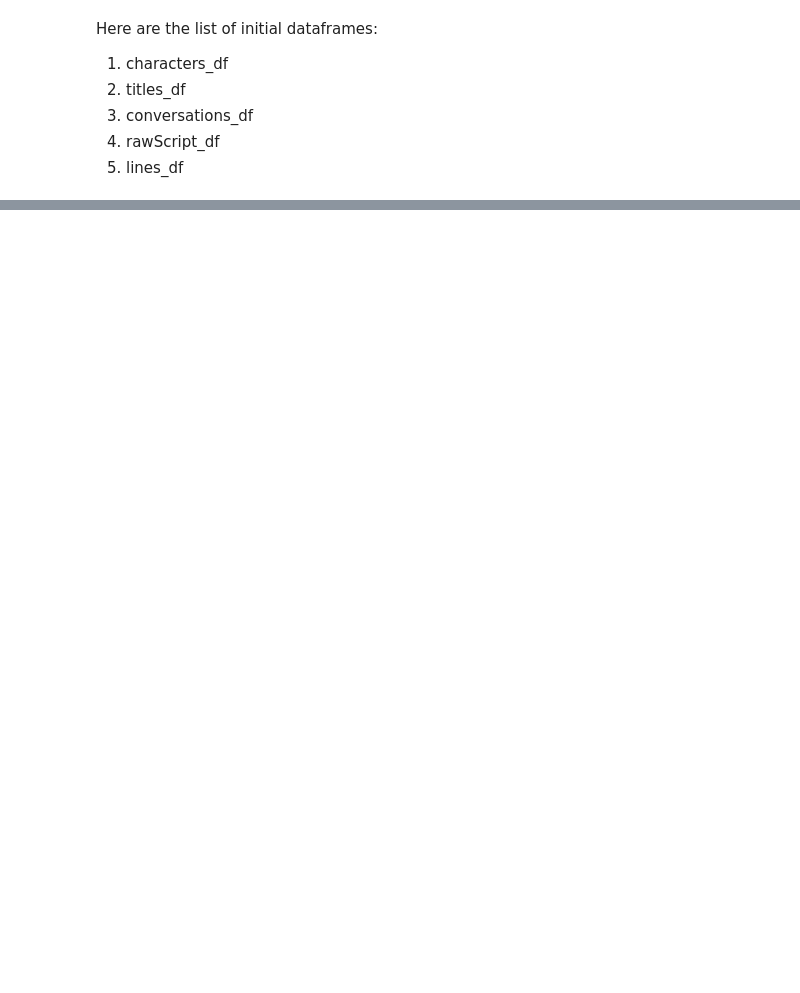
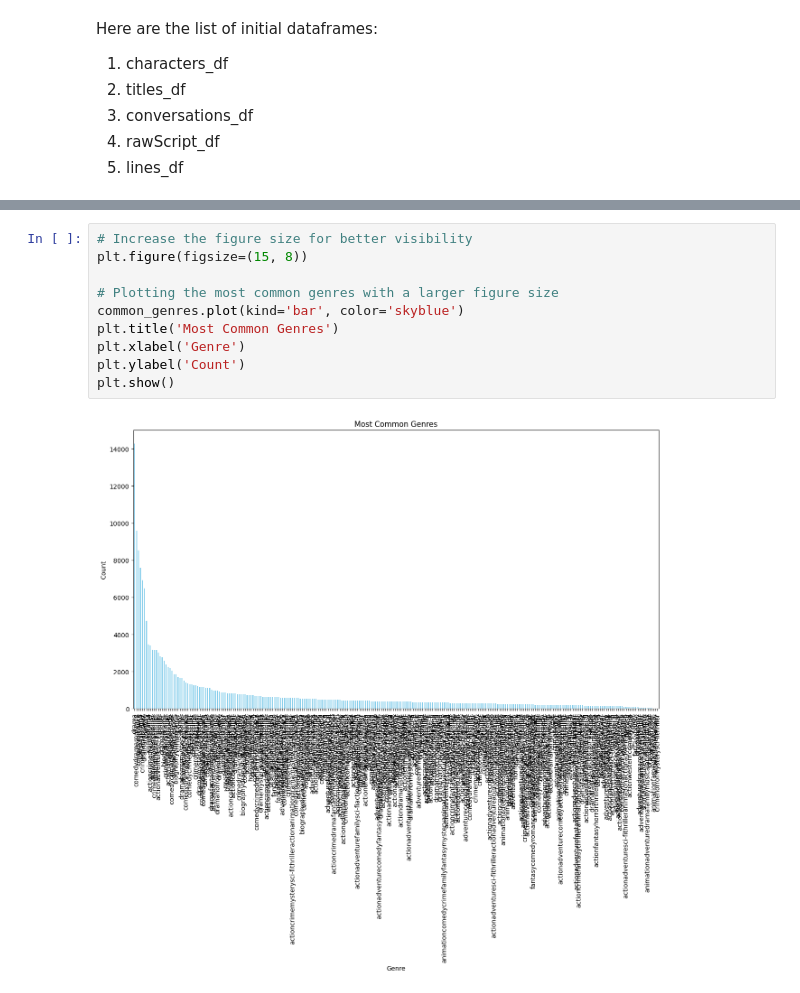
Before and after one commit to Sumitjh26997/CSS581-Final-Project, a Jupyter notebook: MLProject.ipynb, the cells around one changed output, grey strips where cells are left out. Drawn from its saved outputs; the diff is of its cells as text; blank space fills up the shorter version.

```diff
--- a/MLProject.ipynb
+++ b/MLProject.ipynb
@@ -344,0 +434,12 @@ Here are the list of initial dataframes:
+# %%
+# Increase the figure size for better visibility
+plt.figure(figsize=(15, 8))
+
+# Plotting the most common genres with a larger figure size
+common_genres.plot(kind='bar', color='skyblue')
+plt.title('Most Common Genres')
+plt.xlabel('Genre')
+plt.ylabel('Count')
+plt.show()
+# %% [output]
+[figure, added]
```
Also changed, not shown: parts of 20 cells of this notebook.
